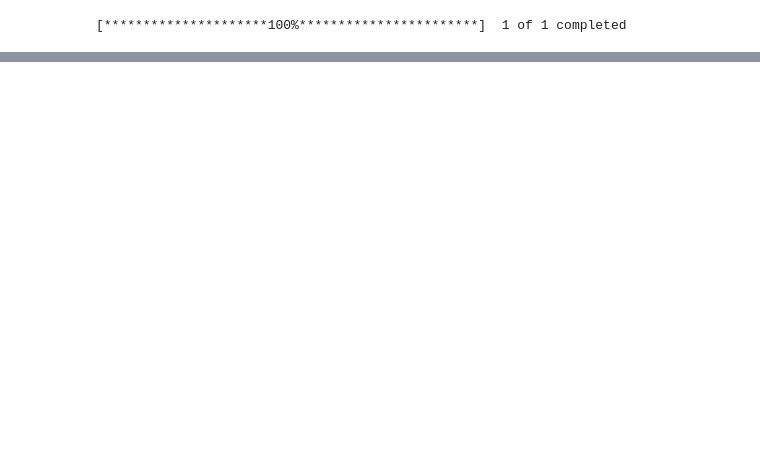
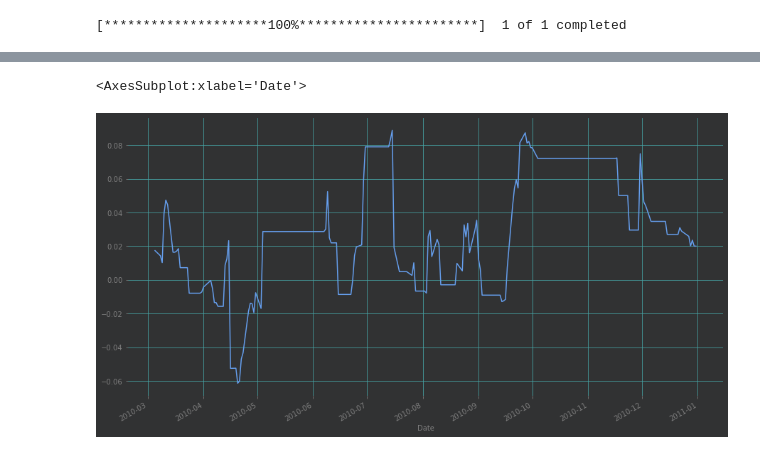
Before and after one commit to SlenderShield/Algorithmic_Trading_Python, a Jupyter notebook: learn.ipynb, the cells around one changed output, grey strips where cells are left out. Drawn from its saved outputs; the diff is of its cells as text; code cells hidden in the pictures; blank space fills up the shorter version.

Commit message:
Update on rsi strategy

```diff
--- a/learn.ipynb
+++ b/learn.ipynb
@@ -86,0 +137,19 @@ plt.show()
+# %%
+# We define the strategy to take a short sell
+# We define a threshold
+oversell = 30
+neutral_sell = 45
+
+# Put nan values for the signal short columns
+data['signal_long'] = np.nan
+data['yesterday_rsi'] = data['rsi'].shift(1)
+
+# We need to define the Open short signal(Rsi yes>45 and RSI today<45)
+data.loc[(data['rsi']<neutral_sell) & (data['yesterday_rsi']>neutral_sell),'signal_short'] = -1
+
+# We need to define the Close short signal(Rsi yes<4530 and RSI today>45) False signal
+data.loc[(data['rsi']>neutral_sell) & (data['yesterday_rsi']<neutral_sell),'signal_short'] = 0
+
+# We need to define the Close short signal(Rsi yes<4530 and RSI today>45) False signal
+data.loc[(data['rsi']>oversell) & (data['yesterday_rsi']<oversell),'signal_short'] = 0
+data
@@ -86,0 +176,4 @@ plt.show()
+# %%
+data['Position'] = (data['signal_short'].fillna(method='ffill') + data['signal_long'].fillna(method='ffill'))
+data.dropna(thresh=10)
+data
@@ -86,0 +200,8 @@ plt.show()
+# %%
+# Compute % Variations
+data['pct'] = data['Adj Close'].pct_change(1)
+
+# Compute teh return of the strategy
+
+data['return'] = data['pct']*(data['Position'].shift(1))
+data['return'].loc['2010'].cumsum().plot(figsize=(15,8))
@@ -86,0 +268,7 @@ plt.show()
+# %%
+# test
+returns= rsi(data['2010'],5,14)
+returns.cumsum().plot(figsize=(15,8))
+# %% [output]
+<AxesSubplot:xlabel='Date'>
+[figure, added]
```
Also changed, not shown: parts of 8 cells of this notebook, 1 other file.
